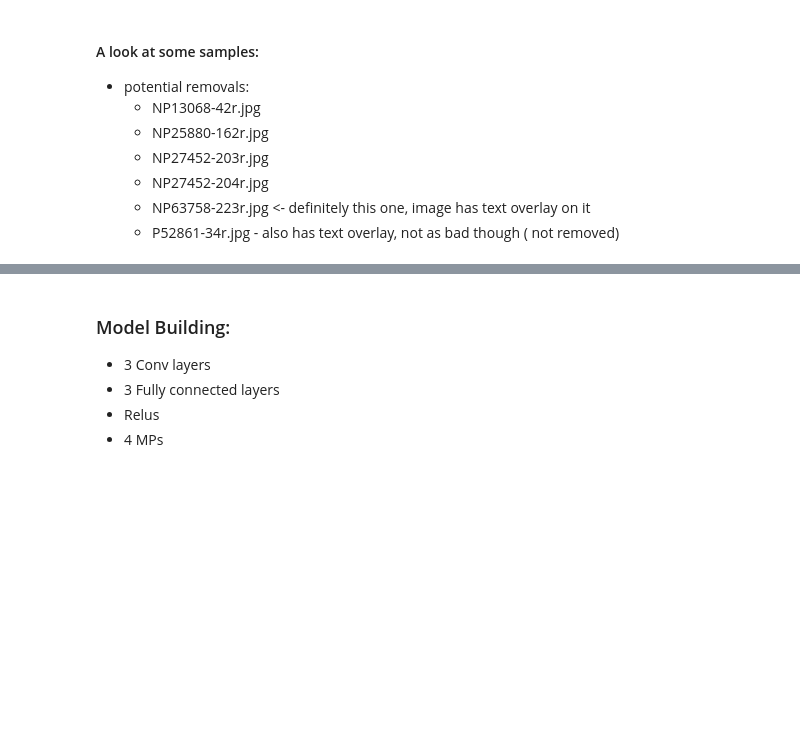
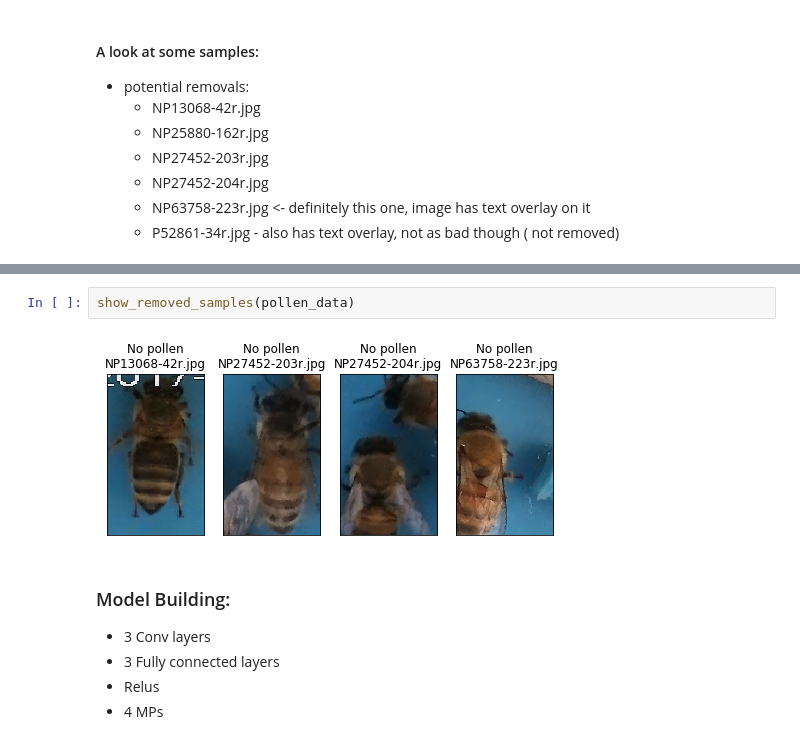
Before and after one commit to WJMatthew/DeepLearningGit, a Jupyter notebook: Assignment2/PollenClassificationWithCNN.ipynb, the cells around one changed output, grey strips where cells are left out. Drawn from its saved outputs; the diff is of its cells as text; blank space fills up the shorter version.

```diff
--- a/Assignment2/PollenClassificationWithCNN.ipynb
+++ b/Assignment2/PollenClassificationWithCNN.ipynb
@@ -145,3 +169,7 @@ show_random_samples(pollen_data)
+# %%
+show_removed_samples(pollen_data)
+# %% [output]
+[figure, added]
 # %% [markdown]
 ### Model Building:
 - 3 Conv layers
```
Also changed, not shown: parts of 15 cells of this notebook, 5 other files.
